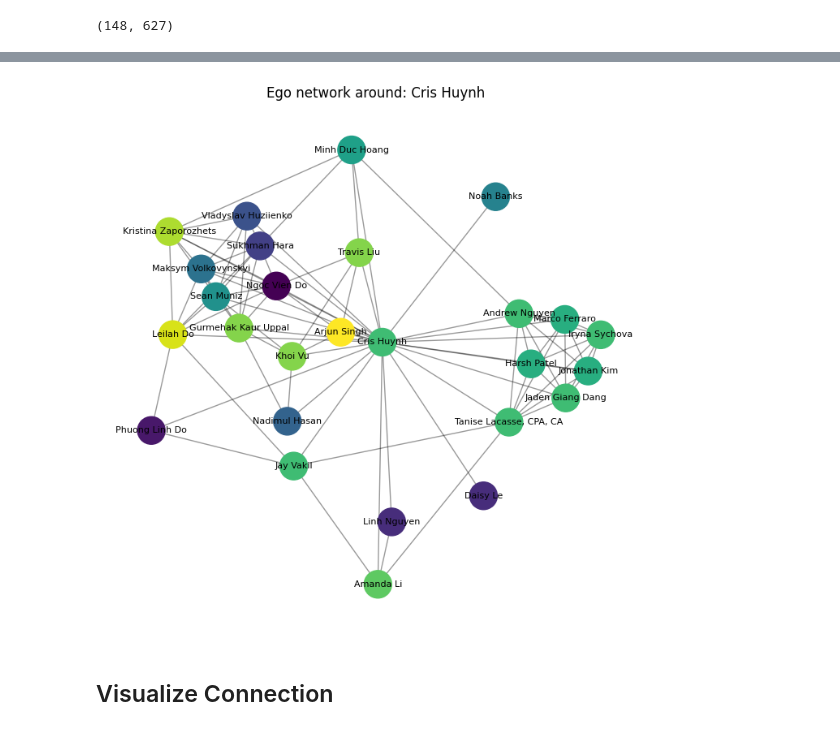
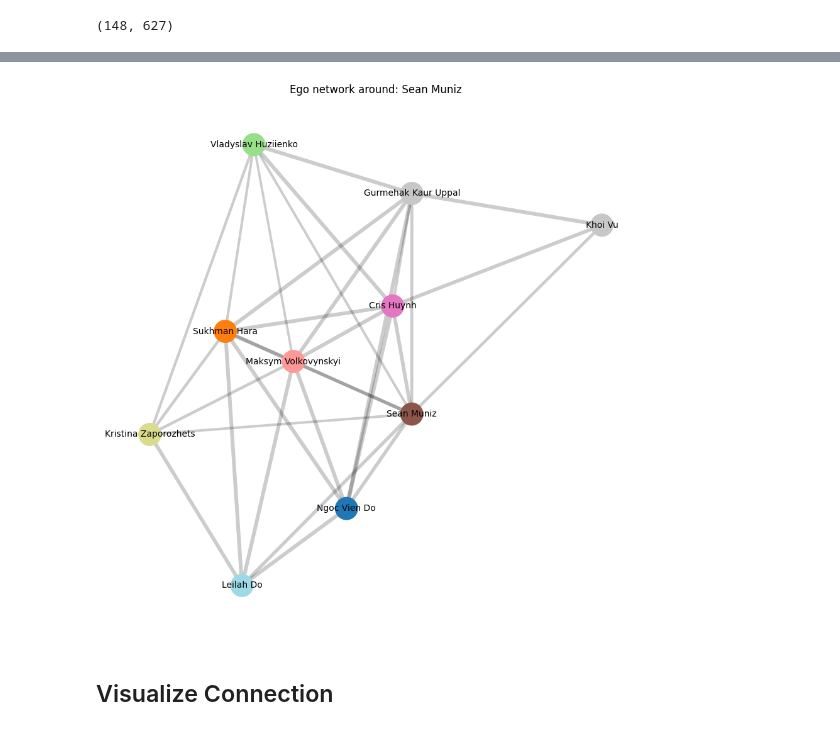
Before and after one commit to CrisH2307/6ixPathConnection, a Jupyter notebook: service/notebooks/visualization.ipynb, the cells around one changed output, grey strips where cells are left out. Cells and saved outputs as stored; diff of their text form; code cells hidden in the pictures.

```diff
--- a/service/notebooks/visualization.ipynb
+++ b/service/notebooks/visualization.ipynb
@@ -32,6 +32,7 @@ len(people), people[0].keys()
 (148,
  dict_keys(['_id', 'name', 'company', 'role', 'schools', 'skills', 'keywords', 'seniority', 'connections', 'embedding']))
 # %%
+import openpyxl
 def get_list(x, key):
     v = x.get(key, [])
     if isinstance(v, list):
@@ -47,10 +48,10 @@ for p in people:
         "company": p.get("company", ""),
         "role": p.get("role", ""),
         "seniority": p.get("seniority", "Other"),
-        "n_schools": len(get_list(p, "schools")),
-        "n_skills": len(get_list(p, "skills")),
-        "n_keywords": len(get_list(p, "keywords")),
-        "n_connections": len(p.get("connections", [])),
+        "n_schools": (get_list(p, "schools")),
+        "n_skills": (get_list(p, "skills")),
+        "n_keywords": (get_list(p, "keywords"))
+        #"n_connections": len(p.get("connections", [])),
     })
 
 df = pd.DataFrame(rows)
@@ -154,31 +222,39 @@ G.number_of_nodes(), G.number_of_edges()
 # %%
-center_id = "cris_huynh_2a52b5274"  # change to whoever you want
+center_id = "sean-muniz-1b0b4a372"
 
-# Ego network radius=1 (direct neighbors)
+# Ego network radius size (direct neighbors)
+# Radius ith represent the all ith connections
 ego = nx.ego_graph(G, center_id, radius=1)
 
-plt.figure(figsize=(7,7))
-pos = nx.spring_layout(ego, seed=42)
+pos = nx.spring_layout(ego, seed=10, k=1.2)
+
+plt.figure(figsize=(9, 9))
 
 # Node colors by company (just simple mapping)
 companies = [G.nodes[n].get("company", "") for n in ego.nodes()]
 unique_companies = {c: i for i, c in enumerate(sorted(set(companies)))}
 node_colors = [unique_companies[c] for c in companies]
 
-nx.draw_networkx_nodes(ego, pos, node_size=600, node_color=node_colors)
-nx.draw_networkx_edges(ego, pos, alpha=0.4)
-nx.draw_networkx_labels(
-    ego, pos,
-    labels={n: G.nodes[n].get("name", n) for n in ego.nodes()},
-    font_size=8
-)
+strong_edges = []
+strong_widths = []
+edge_widths = []
+for u, v in ego.edges():
+    data = G[u][v]
+    rel = data.get("relationship_strength", data.get("weight", 0.0))
+    if rel > 0.5:
+        strong_edges.append((u, v))
+        strong_widths.append(0.5 + 4 * rel)
+
+nx.draw_networkx_nodes(ego, pos, node_size=650, node_color=node_colors, cmap="tab20")
+nx.draw_networkx_edges(ego, pos, edgelist=strong_edges, width=strong_widths, alpha=0.2)
+nx.draw_networkx_labels(ego, pos, labels={n: G.nodes[n].get("name", n) for n in ego.nodes()}, font_size=10)
 
 plt.title(f"Ego network around: {G.nodes[center_id]['name']}")
 plt.axis("off")
 plt.tight_layout()
 plt.show()
 # %% [output]
-[figure, old version]
+[figure, new version]
 # %% [markdown]
 ## Visualize Connection
 # %%
```
Also changed, not shown: parts of 7 cells of this notebook, 1 other file.
